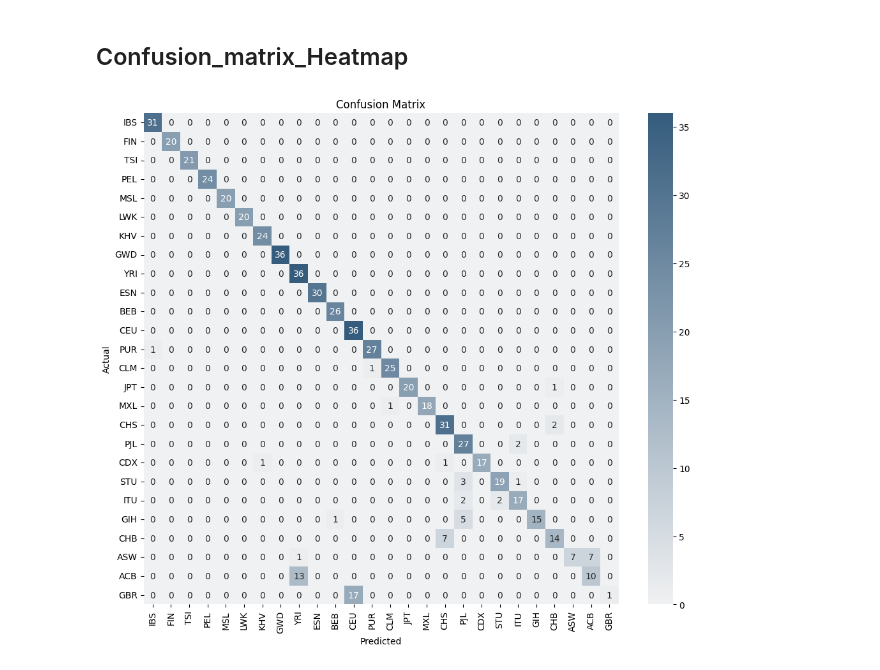
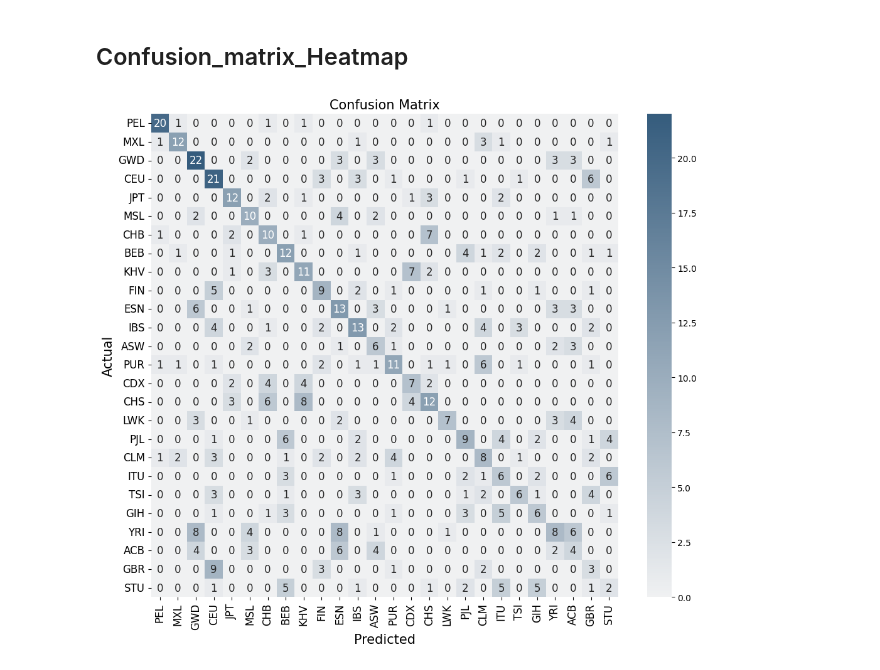
Before and after one commit to Jinhyun-Kim/geography_prediction, a Jupyter notebook: figure_country.ipynb, the cells around one changed output. Cells and saved outputs as stored; diff of their text form; code cells hidden in the pictures.

```diff
--- a/figure_country.ipynb
+++ b/figure_country.ipynb
@@ -83,8 +83,8 @@ class data_loader:
 # data load
 # %%
 feature_data_path = '/project/datacamp/team11/data'
-target_feature = "preprocessed/merged_support3_variance_0.1_random_1M"
-# target_feature = "preprocessed/merged_random_1k"
+# target_feature = "preprocessed/merged_support3_variance_0.1_random_1M"
+target_feature = "preprocessed/merged_random_1k"
 target_feature_suffix = "_matrix.npy"
 sample_annotation_file = os.path.join(feature_data_path, "igsr-1000 genomes 30x on grch38.tsv")
 
@@ -192,19 +195,21 @@ plot_country_data_with_error_bars(sorted_countries, sorted_accuracies, sorted_st
 # %%
 def plot_confusion_matrix(y_true, y_pred, label_mapping, sorted_countries, file_path=None):
     unique_labels = [list(label_mapping.keys())[list(label_mapping.values()).index(country)] for country in sorted_countries]
 
     conf_matrix = confusion_matrix(y_true, y_pred, labels=unique_labels)
 
     plt.figure(figsize=(12, 10))
     cmap = sns.light_palette(colors[4], as_cmap=True)
-    sns.heatmap(conf_matrix, annot=True, fmt='d', xticklabels=sorted_countries, yticklabels=sorted_countries, cmap=cmap)
-    plt.xlabel('Predicted')
-    plt.ylabel('Actual')
-    plt.title('Confusion Matrix')
+    sns.heatmap(conf_matrix, annot=True, fmt='d', xticklabels=sorted_countries, yticklabels=sorted_countries, cmap=cmap, annot_kws={"size": 12})
+    plt.xlabel('Predicted', fontsize=15)
+    plt.ylabel('Actual', fontsize=15)
+    plt.xticks(fontsize=12)
+    plt.yticks(fontsize=12)
+    plt.title('Confusion Matrix', fontsize=15)
     if file_path:
         plt.savefig(file_path, dpi=300, bbox_inches='tight')
     plt.show()
 
 plot_confusion_matrix(y_test, y_pred_test, label_mapping, sorted_countries, file_path="country_confusion_matrix.png")
 # %% [output]
-[figure, old version]
+[figure, new version]
```
Also changed, not shown: parts of 2 cells of this notebook.
